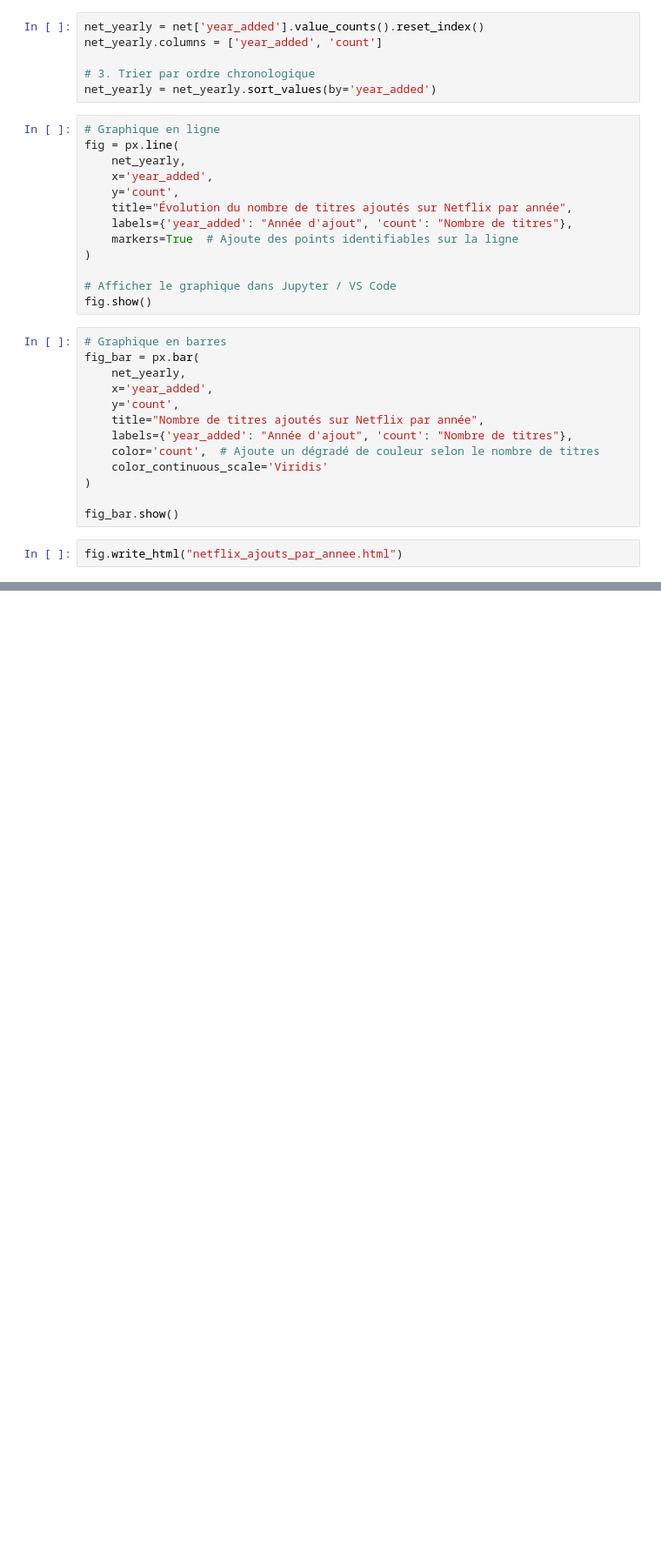
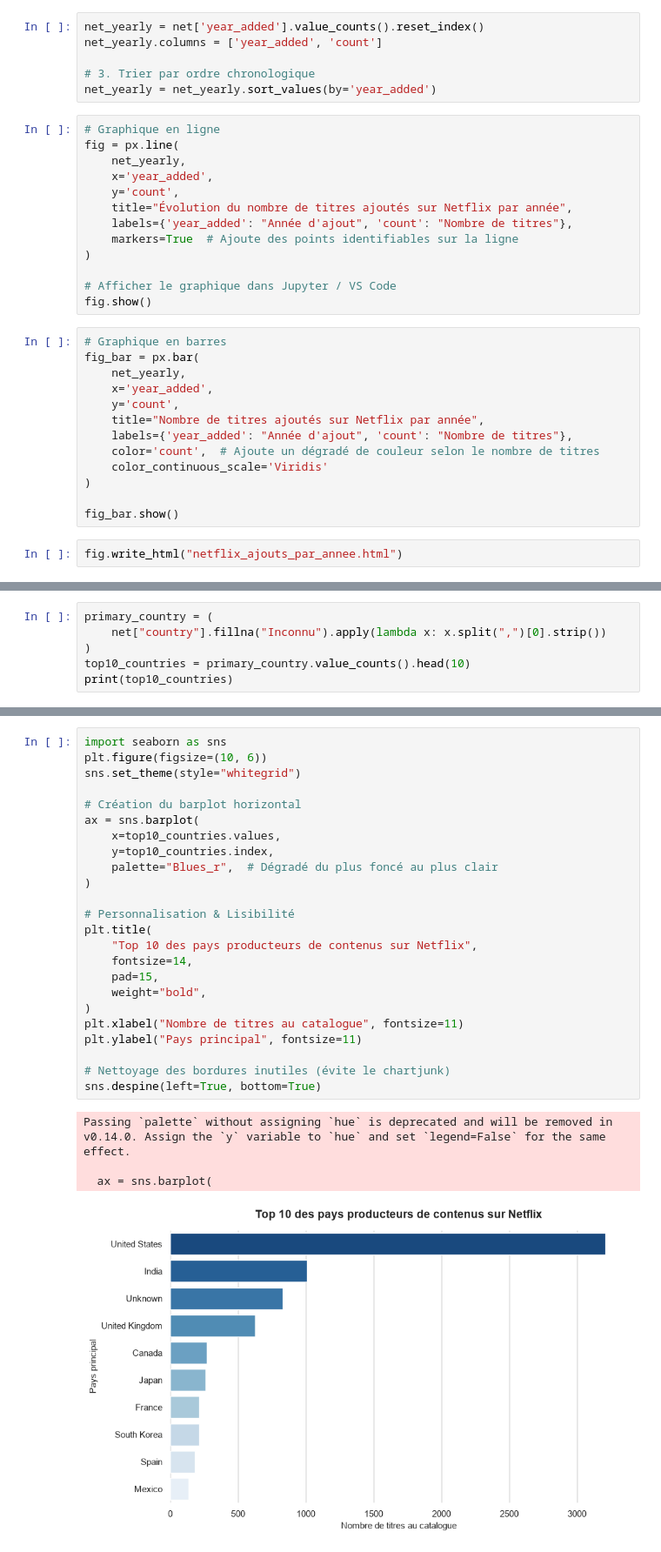
Before and after one commit to djiliwade67-ops/portfolio-data-science, a Jupyter notebook: projet1-netflix/projet1-netflix.ipynb, the cells around one changed output, grey strips where cells are left out. Shown at 87% size. Cells and saved outputs as stored; diff of their text form; blank space fills up the shorter version.

```diff
--- a/projet1-netflix/projet1-netflix.ipynb
+++ b/projet1-netflix/projet1-netflix.ipynb
@@ -191,0 +179,6 @@ fig.write_html("netflix_ajouts_par_annee.html")
+# %%
+primary_country = (
+    net["country"].fillna("Inconnu").apply(lambda x: x.split(",")[0].strip())
+)
+top10_countries = primary_country.value_counts().head(10)
+print(top10_countries)
@@ -191,0 +198,29 @@ fig.write_html("netflix_ajouts_par_annee.html")
+# %%
+import seaborn as sns
+plt.figure(figsize=(10, 6))
+sns.set_theme(style="whitegrid")
+
+# Création du barplot horizontal
+ax = sns.barplot(
+    x=top10_countries.values,
+    y=top10_countries.index,
+    palette="Blues_r",  # Dégradé du plus foncé au plus clair
+)
+
+# Personnalisation & Lisibilité
+plt.title(
+    "Top 10 des pays producteurs de contenus sur Netflix",
+    fontsize=14,
+    pad=15,
+    weight="bold",
+)
+plt.xlabel("Nombre de titres au catalogue", fontsize=11)
+plt.ylabel("Pays principal", fontsize=11)
+
+# Nettoyage des bordures inutiles (évite le chartjunk)
+sns.despine(left=True, bottom=True)
+# %% [output]
+Passing `palette` without assigning `hue` is deprecated and will be removed in v0.14.0. Assign the `y` variable to `hue` and set `legend=False` for the same effect.
+
+  ax = sns.barplot(
+[figure, added]
```
Also changed, not shown: parts of 5 cells of this notebook, 1 other file.
